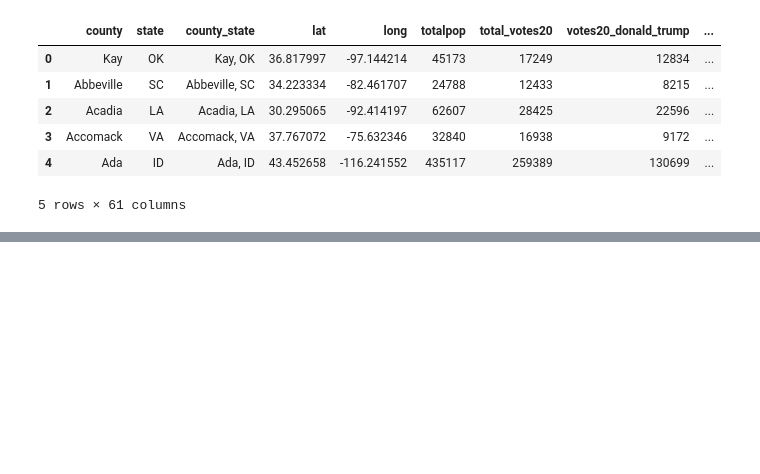
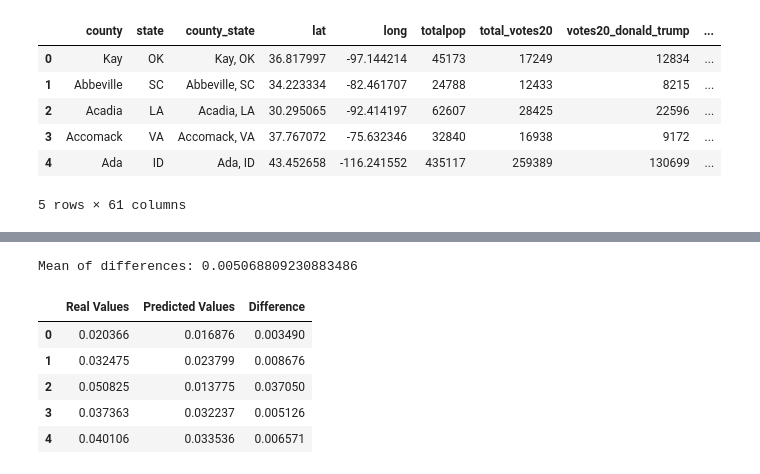
Before and after one commit to stephenanayashilliard/Covid_and_Politics, a Jupyter notebook: ml_seg2/ols_model.ipynb, the cells around one changed output, grey strips where cells are left out. Saved outputs shown, nothing was run; the diff lists cells and outputs as text; code cells hidden in the pictures; blank space fills up the shorter version.

Commit message:
adding completed ols model and updated graphing notebook

```diff
--- a/ml_seg2/ols_model.ipynb
+++ b/ml_seg2/ols_model.ipynb
@@ -346,0 +165,9 @@ ax.legend(loc='best');
+# %%
+# instantiate second model
+model2 = sm.OLS(y2, X2)
+
+#fit second model
+results2 = model2.fit()
+
+# print summary statistics for second model
+print(results2.summary())
@@ -346,0 +192,23 @@ ax.legend(loc='best');
+# %%
+# make a df with actual values and predictions
+pred_df2 = pd.DataFrame({'Real Values': y2, 'Predicted Values': results2.predict()})
+
+# create a column with the differences between the real and predicted values
+pred_df2['Difference'] = pred_df2['Real Values'] - pred_df2['Predicted Values']
+
+# calculate the mean of the difference
+mean2 = pred_df2['Difference'].mean()
+
+# show the mean of the difference
+print(f'Mean of differences: {mean2}')
+
+# show df
+pred_df2.head()
+# %% [output]
+Mean of differences: 0.005068809230883486
+|  | Real Values | Predicted Values | Difference |
+| 0 | 0.020366 | 0.016876 | 0.003490 |
+| 1 | 0.032475 | 0.023799 | 0.008676 |
+| 2 | 0.050825 | 0.013775 | 0.037050 |
+| 3 | 0.037363 | 0.032237 | 0.005126 |
+| 4 | 0.040106 | 0.033536 | 0.006571 |
```
Also changed, not shown: parts of 53 cells of this notebook.
